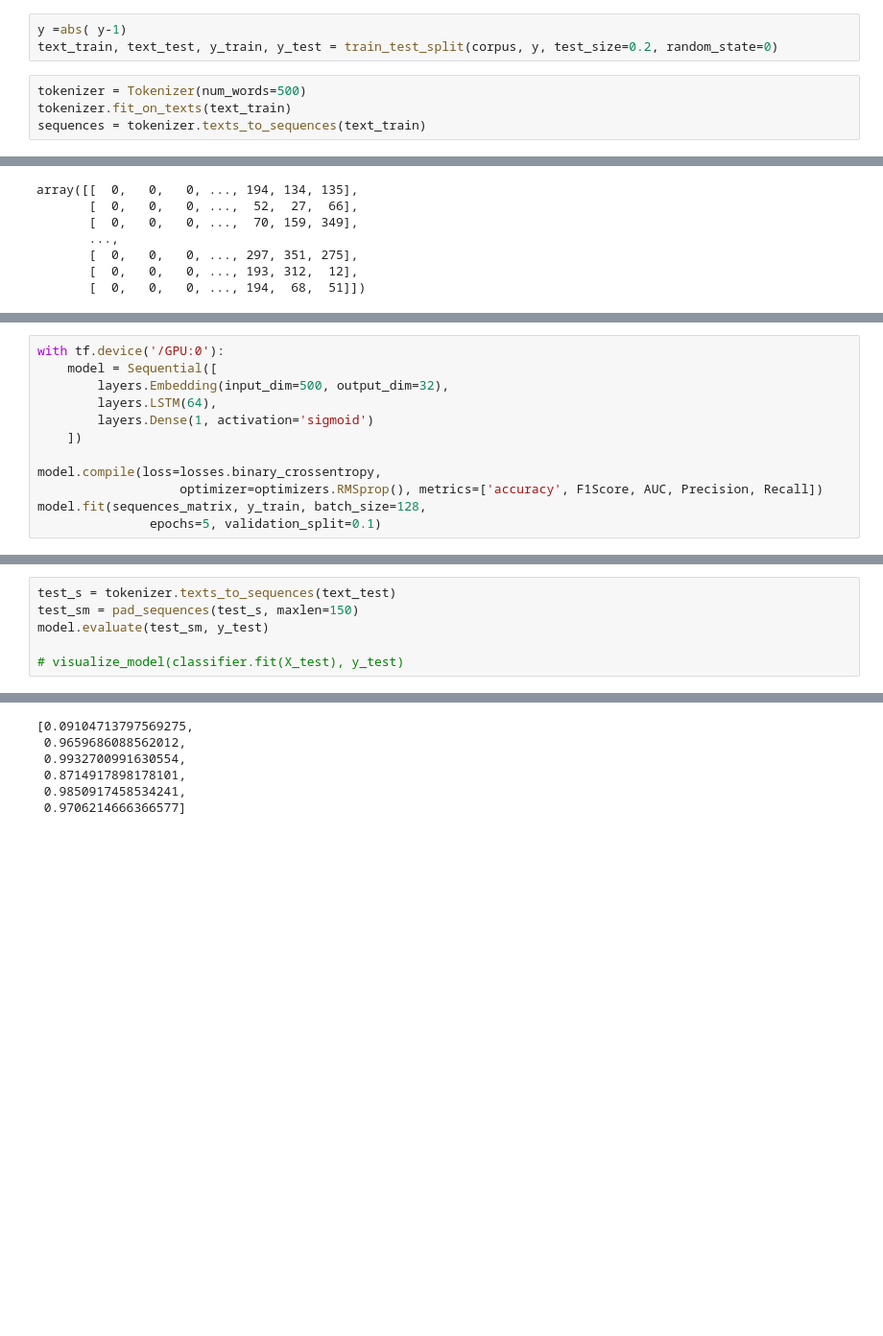
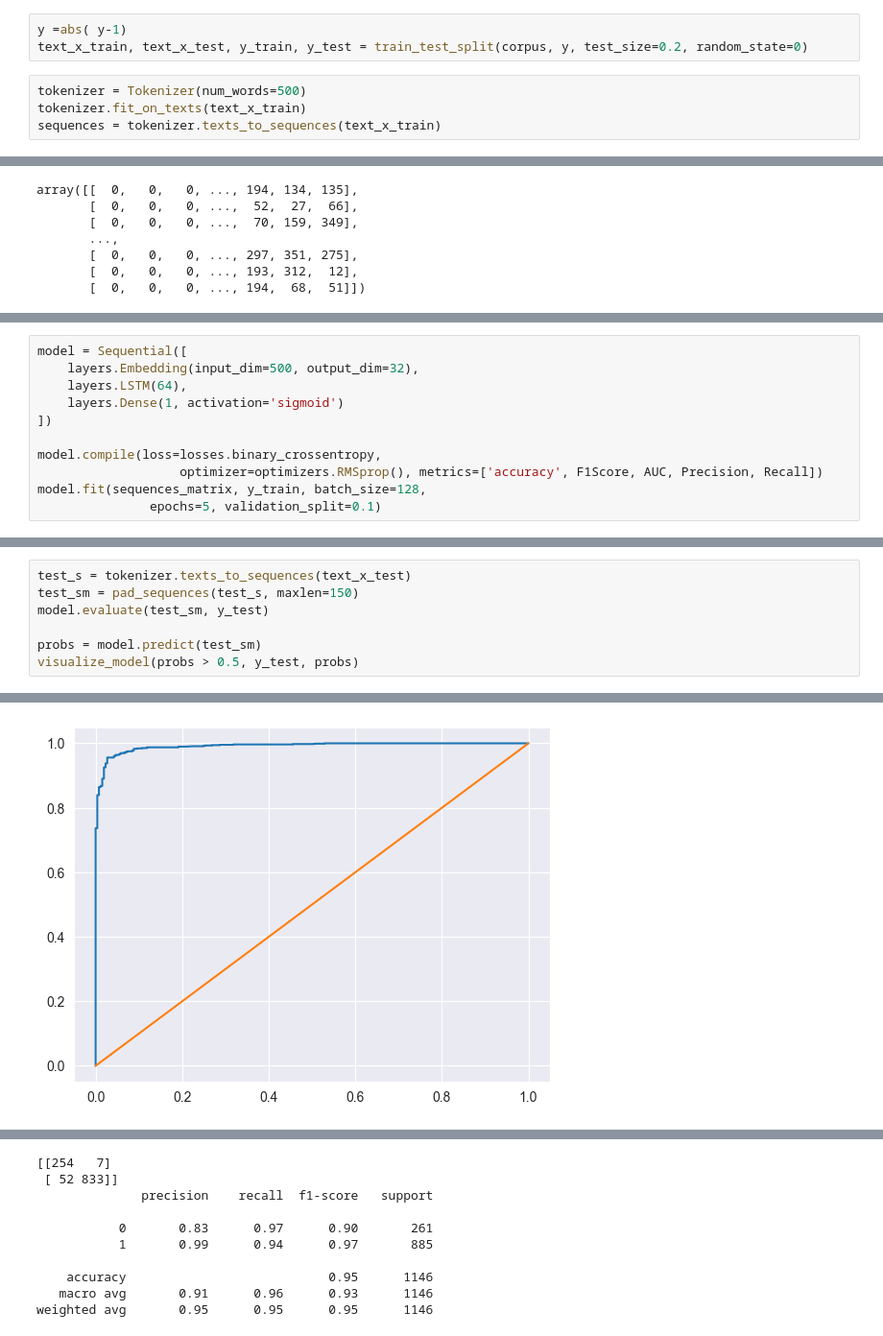
Before and after one commit to 57459N/DataProcesingLabs, a Jupyter notebook: lab2.ipynb, the cells around one changed output, grey strips where cells are left out. Shown at 96% size. Saved outputs shown, nothing was run; the diff lists cells and outputs as text; blank space fills up the shorter version.

```diff
--- a/lab2.ipynb
+++ b/lab2.ipynb
@@ -200,11 +198,11 @@ X_train, X_test, y_train, y_test = train_test_split(X, y, test_size=0.2, random_
 LSTM
 # %%
 y =abs( y-1)
-text_train, text_test, y_train, y_test = train_test_split(corpus, y, test_size=0.2, random_state=0)
+text_x_train, text_x_test, y_train, y_test = train_test_split(corpus, y, test_size=0.2, random_state=0)
 # %%
 tokenizer = Tokenizer(num_words=500)
-tokenizer.fit_on_texts(text_train)
-sequences = tokenizer.texts_to_sequences(text_train)
+tokenizer.fit_on_texts(text_x_train)
+sequences = tokenizer.texts_to_sequences(text_x_train)
 # %%
 sequences_matrix = pad_sequences(sequences, maxlen=150)
 # %%
@@ -224,10 +218,9 @@ tf.config.experimental.list_physical_devices('GPU')
 # %%
-with tf.device('/GPU:0'):
-    model = Sequential([
-        layers.Embedding(input_dim=500, output_dim=32),
-        layers.LSTM(64),
-        layers.Dense(1, activation='sigmoid')
-    ])
+model = Sequential([
+    layers.Embedding(input_dim=500, output_dim=32),
+    layers.LSTM(64),
+    layers.Dense(1, activation='sigmoid')
+])
 
 model.compile(loss=losses.binary_crossentropy,
                    optimizer=optimizers.RMSprop(), metrics=['accuracy', F1Score, AUC, Precision, Recall])
@@ -247,8 +240,9 @@ Epoch 5/5
 <keras.src.callbacks.history.History at 0x...>
 # %%
-test_s = tokenizer.texts_to_sequences(text_test)
+test_s = tokenizer.texts_to_sequences(text_x_test)
 test_sm = pad_sequences(test_s, maxlen=150)
 model.evaluate(test_sm, y_test)
 
-# visualize_model(classifier.fit(X_test), y_test)
+probs = model.predict(test_sm)
+visualize_model(probs > 0.5, y_test, probs)
 # %% [output]
@@ -255,0 +251 @@ model.evaluate(test_sm, y_test)
+[figure, added]
@@ -256,6 +253,10 @@ model.evaluate(test_sm, y_test)
-[0.09104713797569275,
- 0.9659686088562012,
- 0.9932700991630554,
- 0.8714917898178101,
- 0.9850917458534241,
- 0.9706214666366577]
+[[254   7]
+ [ 52 833]]
+              precision    recall  f1-score   support
+
+           0       0.83      0.97      0.90       261
+           1       0.99      0.94      0.97       885
+
+    accuracy                           0.95      1146
+   macro avg       0.91      0.96      0.93      1146
+weighted avg       0.95      0.95      0.95      1146
```
Also changed, not shown: parts of 6 cells of this notebook, 3 other files.
